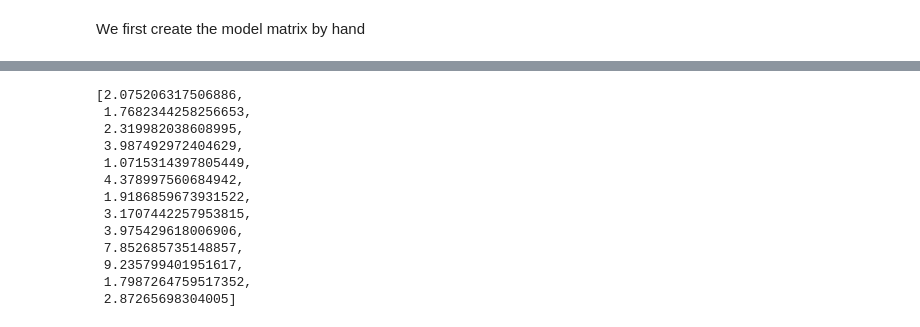
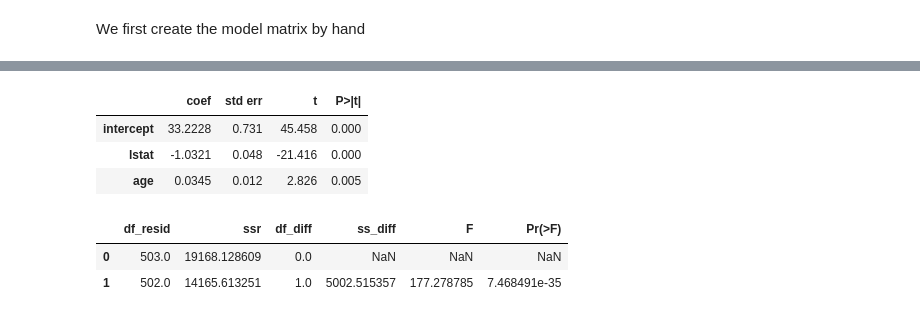
Before and after one commit to Datavizcowboy/PythonDatavizToolbox, a Jupyter notebook: Notebooks/07-Data_Analysis/3p6p6_Non_Linear_Transformations.ipynb, the cells around one changed output, grey strips where cells are left out. Drawn from its saved outputs; the diff is of its cells as text; code cells hidden in the pictures.

```diff
--- a/Notebooks/07-Data_Analysis/3p6p6_Non_Linear_Transformations.ipynb
+++ b/Notebooks/07-Data_Analysis/3p6p6_Non_Linear_Transformations.ipynb
@@ -64,19 +57,16 @@ model2 = sm.OLS(
-# %%
-vals = []
-for i in range(1, X.values.shape[1]):
-    vals.append(VIF(X.values, i))
-vals
-# %% [output]
-[2.075206317506886,
- 1.7682344258256653,
- 2.319982038608995,
- 3.987492972404629,
- 1.0715314397805449,
- 4.378997560684942,
- 1.9186859673931522,
- 3.1707442257953815,
- 3.975429618006906,
- 7.852685735148857,
- 9.235799401951617,
- 1.7987264759517352,
- 2.87265698304005]
+# %%
+X1 = MS(['lstat','age']).fit_transform(boston)
+model1 = sm.OLS(y,X1)
+results1 = model1.fit()
+summarize(results1)
+# %% [output]
+|  | coef | std err | t | P>|t| |
+| intercept | 33.2228 | 0.731 | 45.458 | 0.000 |
+| lstat | -1.0321 | 0.048 | -21.416 | 0.000 |
+| age | 0.0345 | 0.012 | 2.826 | 0.005 |
+# %%
+anova_lm(results1,results3)
+# %% [output]
+|  | df_resid | ssr | df_diff | ss_diff | F | Pr(>F) |
+| 0 | 503.0 | 19168.128609 | 0.0 | NaN | NaN | NaN |
+| 1 | 502.0 | 14165.613251 | 1.0 | 5002.515357 | 177.278785 | 7.468491e-35 |
```
Also changed, not shown: parts of 3 cells of this notebook.
